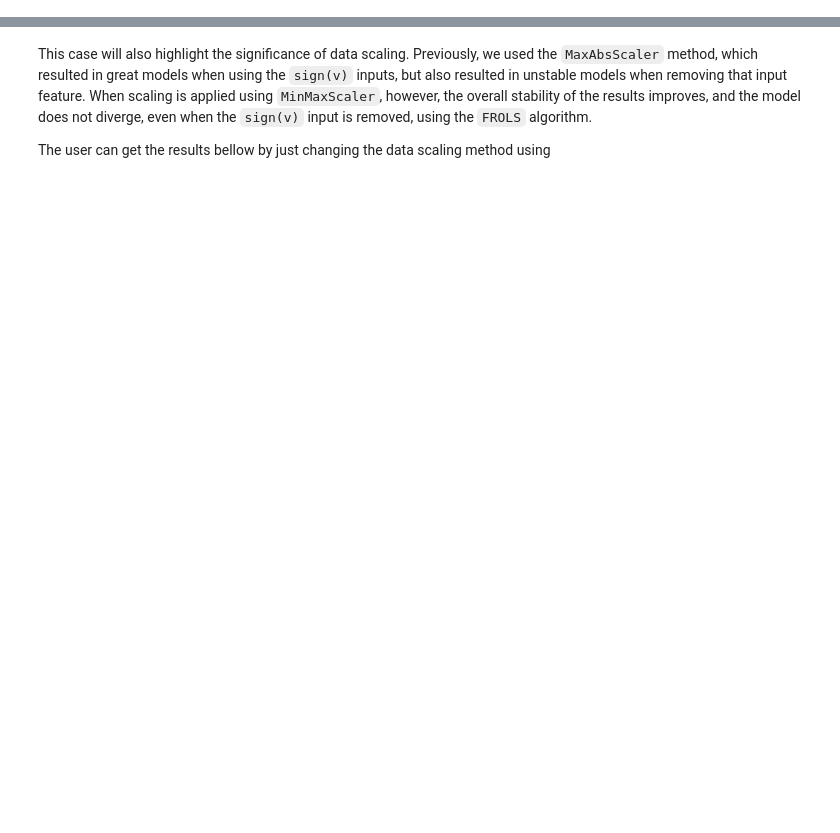
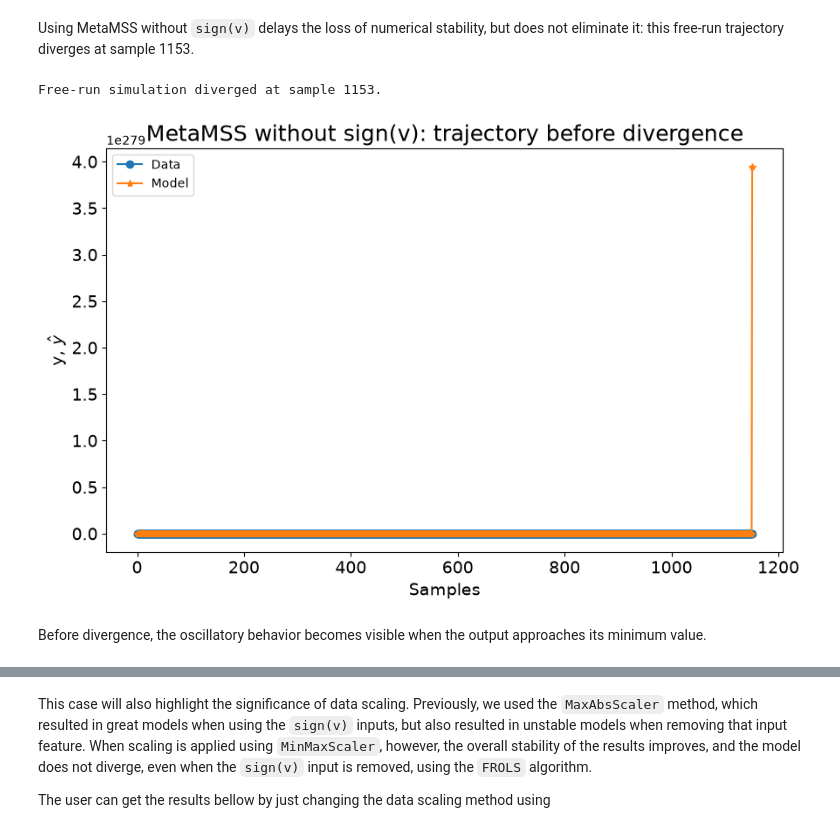
Before and after one commit to wilsonrljr/sysidentpy, a Jupyter notebook: examples/modeling-a-magneto-rheological-damper-device.ipynb, the cells around one changed output, grey strips where cells are left out. Cells and saved outputs as stored; diff of their text form; code cells hidden in the pictures; blank space fills up the shorter version.

```diff
--- a/examples/modeling-a-magneto-rheological-damper-device.ipynb
+++ b/examples/modeling-a-magneto-rheological-damper-device.ipynb
@@ -210,0 +253,50 @@ If we remove the `sign(v)` input and try to build a NARX model using the same co
+# %% [markdown]
+Using MetaMSS without `sign(v)` delays the loss of numerical stability, but does
+not eliminate it: this free-run trajectory diverges at sample 1153.
+# %%
+from sysidentpy.model_structure_selection import MetaMSS
+
+basis_function = Polynomial(degree=3)
+model = MetaMSS(
+    xlag=[[1], [1]],
+    ylag=1,
+    basis_function=basis_function,
+    estimator=LeastSquares(),
+    random_state=42,
+)
+
+with catch_warnings(), np.errstate(over="ignore", invalid="ignore"):
+    simplefilter("ignore", RuntimeWarning)
+    simplefilter("ignore", UserWarning)
+    model.fit(X=x_train[:, :2], y=y_train)
+    yhat = model.predict(
+        X=x_test[:, :2], y=y_test[: model.max_lag]
+    )
+if np.isfinite(yhat).all():
+    rrse = root_relative_squared_error(
+        y_test[model.max_lag :], yhat[model.max_lag :]
+    )
+    print(rrse)
+    finite_stop = len(yhat)
+    plot_results(
+        y=y_test[model.max_lag :],
+        yhat=yhat[model.max_lag :],
+        n=10000,
+        title="MetaMSS without sign(v)",
+    )
+else:
+    finite_mask = np.isfinite(yhat[:, 0])
+    finite_stop = int(np.flatnonzero(~finite_mask)[0])
+    print(f"Free-run simulation diverged at sample {finite_stop}.")
+    plot_results(
+        y=y_test[model.max_lag : finite_stop],
+        yhat=yhat[model.max_lag : finite_stop],
+        n=max(1, finite_stop - model.max_lag),
+        title="MetaMSS without sign(v): trajectory before divergence",
+    )
+# %% [output]
+Free-run simulation diverged at sample 1153.
+[figure, added]
+# %% [markdown]
+Before divergence, the oscillatory behavior becomes visible when the output
+approaches its minimum value.
```
Also changed, not shown: parts of 26 cells of this notebook, 2 other files.
